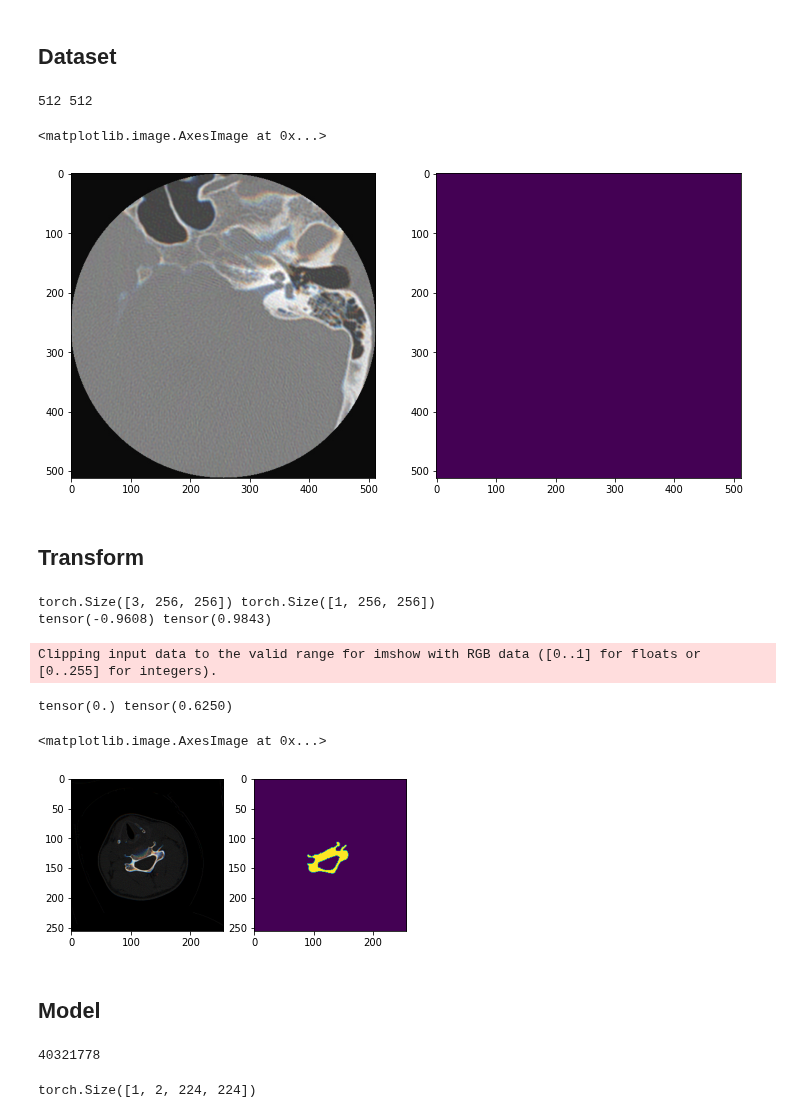
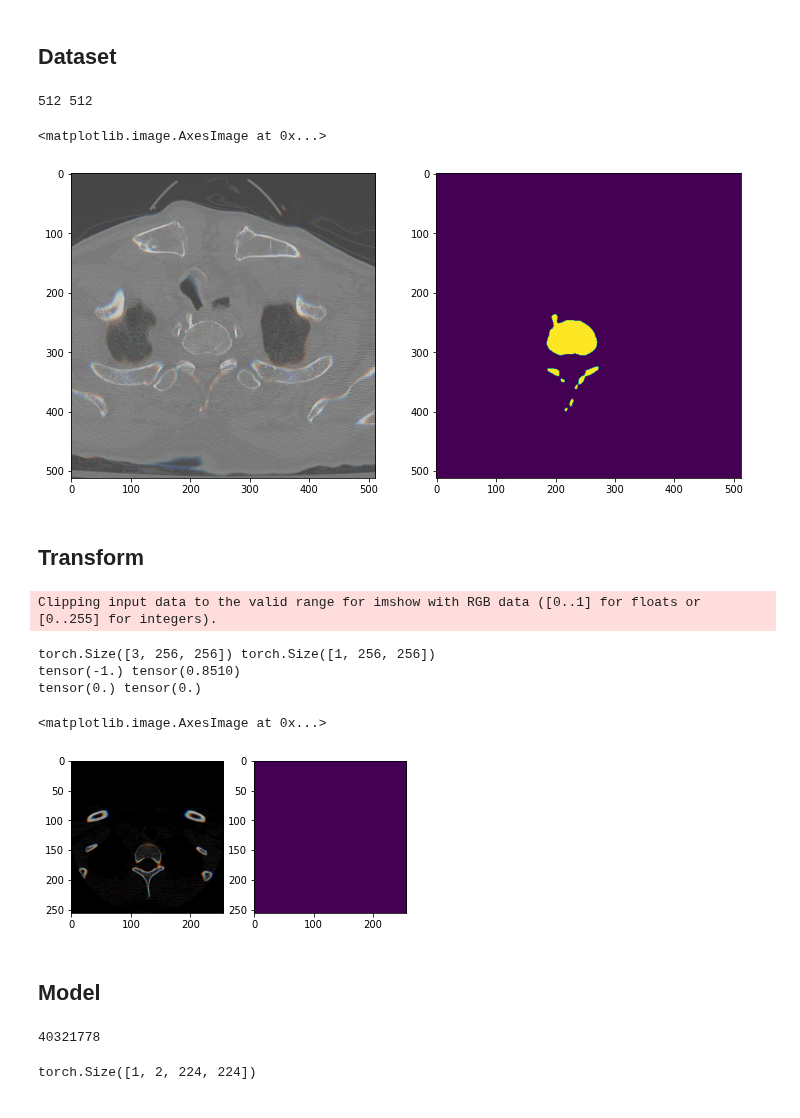
Before and after one commit to ghty011/cervical_spine, a Jupyter notebook: final/train_segmentation_axial_effunet.ipynb, the cells around one changed output. Saved outputs shown, nothing was run; the diff lists cells and outputs as text; code cells hidden in the pictures.

```diff
--- a/final/train_segmentation_axial_effunet.ipynb
+++ b/final/train_segmentation_axial_effunet.ipynb
@@ -71,7 +70,7 @@ device
 # %%
 DATA_DIR = "/root/autodl-tmp/cervical_spine/"
 IMAGES_DIR = os.path.join(DATA_DIR, f"train_axial_images_jpeg95")
-LABEL_DIR = os.path.join(DATA_DIR, f"segmentation_axial_labels")
+LABEL_DIR = os.path.join(DATA_DIR, f"segmentation_axial_labels_8")
 # %%
 df = pd.read_csv(os.path.join(DATA_DIR, 'axial_segmentation_index_table.csv')).set_index('UID')
 print(len(df))
@@ -133,6 +132,6 @@ axs[1].imshow(label)
 # %% [output]
 512 512
 <matplotlib.image.AxesImage at 0x...>
-[figure, old version]
+[figure, new version]
 # %% [markdown]
 ## Transform
@@ -167,43 +150,53 @@ class DataTransform(nn.Module):
                 A.Resize(image_size, image_size),
                 ToTensorV2(p=1),
             ])
         else:
             self.transform = A.Compose([
                 A.Resize(image_size, image_size),
                 ToTensorV2(p=1),
             ])
 
         self.normalize = T.Normalize(255 * 0.5, 255 * 0.5)
 
     def forward(self, x, label):
         augmented = self.transform(image=np.asarray(x), mask=np.asarray(label) / 256.)
         x, label= augmented['image'],  augmented['mask']
 
         x = self.normalize(x.float())
 
         return x, label.unsqueeze(0).float()
 
 
 train_dataset = SegDataset(df, IMAGES_DIR, LABEL_DIR, DataTransform(image_size))
 val_dataset = SegDataset(val_df, IMAGES_DIR, LABEL_DIR, DataTransform(image_size, train=False))
-slice, label = train_dataset[600]
+slice, label = train_dataset[710]
 print(slice.shape, label.shape)
 print(slice.min(), slice.max())
 print(label.min(), label.max())
 
 _, axs = plt.subplots(1, 2)
 axs[0].imshow(slice.permute(1, 2, 0).squeeze())
 axs[1].imshow(label.squeeze())
 # %% [output]
-torch.Size([3, 256, 256]) torch.Size([1, 256, 256])
-tensor(-0.9608) tensor(0.9843)
+Clipping input data to the valid range for imshow with RGB data ([0..1] for floats or [0..255] for integers).
-Clipping input data to the valid range for imshow with RGB data ([0..1] for floats or [0..255] for integers).
+torch.Size([3, 256, 256]) torch.Size([1, 256, 256])
+tensor(-1.) tensor(0.8510)
+tensor(0.) tensor(0.)
-tensor(0.) tensor(0.6250)
+<matplotlib.image.AxesImage at 0x...>
-<matplotlib.image.AxesImage at 0x...>
-[figure, old version]
+[figure, new version]
 # %% [markdown]
 ## Model
 # %%
 from efficientunet import *
 
-# model = get_efficientunet_b5(out_channels=2, concat_input=True, pretrained=True)
+def get_model():
+    model = get_efficientunet_b5(out_channels=2, concat_input=True, pretrained=True)
+
+    return model.to(device)
+
+model = get_model()
+
+total_params = sum(p.numel() for p in model.parameters() if p.requires_grad)
+total_params
+# %% [output]
+40321778
@@ -212,23 +203,3 @@ from efficientunet import *
-# %%
-def get_model():
-    model = get_efficientunet_b5(out_channels=2, concat_input=True, pretrained=True)
-#     conv1_weight = model.encoder.stem_conv.weight
-#     conv1_weight = conv1_weight.mean(dim=1).unsqueeze(1)
-
-#     model.encoder.stem_conv = nn.Conv2d(1, 48, kernel_size=(3, 3), stride=2, bias=False)
-#     model.encoder.stem_conv.weight = nn.Parameter(conv1_weight, requires_grad=True)
-
-    # model.classifier[4] = nn.Conv2d(256, 1, kernel_size=(1, 1), stride=1)
-    # model.aux_classifier[0] = nn.Conv2d(256, 1, kernel_size=(1, 1), stride=1)
-
-    return model.to(device)
-
-model = get_model()
-
-total_params = sum(p.numel() for p in model.parameters() if p.requires_grad)
-total_params
-# %% [output]
-40321778
 # %%
 input = torch.randn(1, 3, 224, 224).to(device)
 model(input).shape
```
Also changed, not shown: parts of 12 cells of this notebook, 3 other files.
